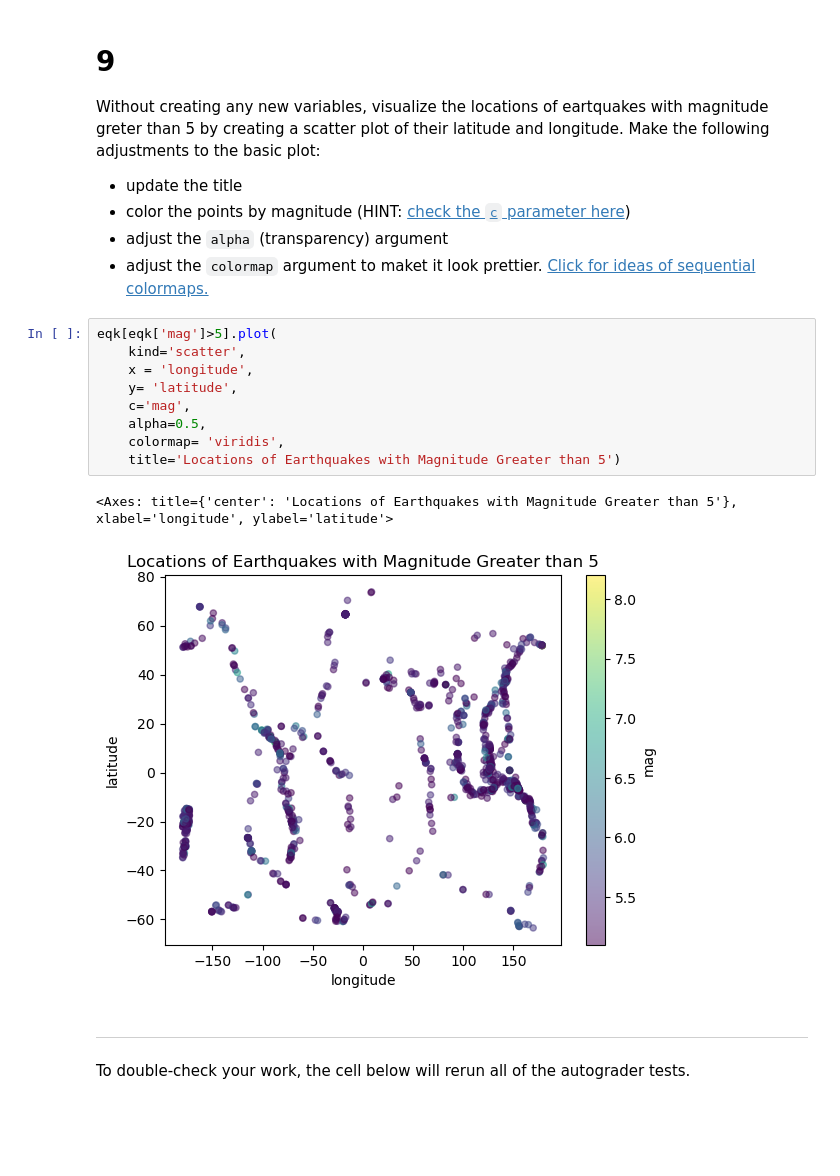
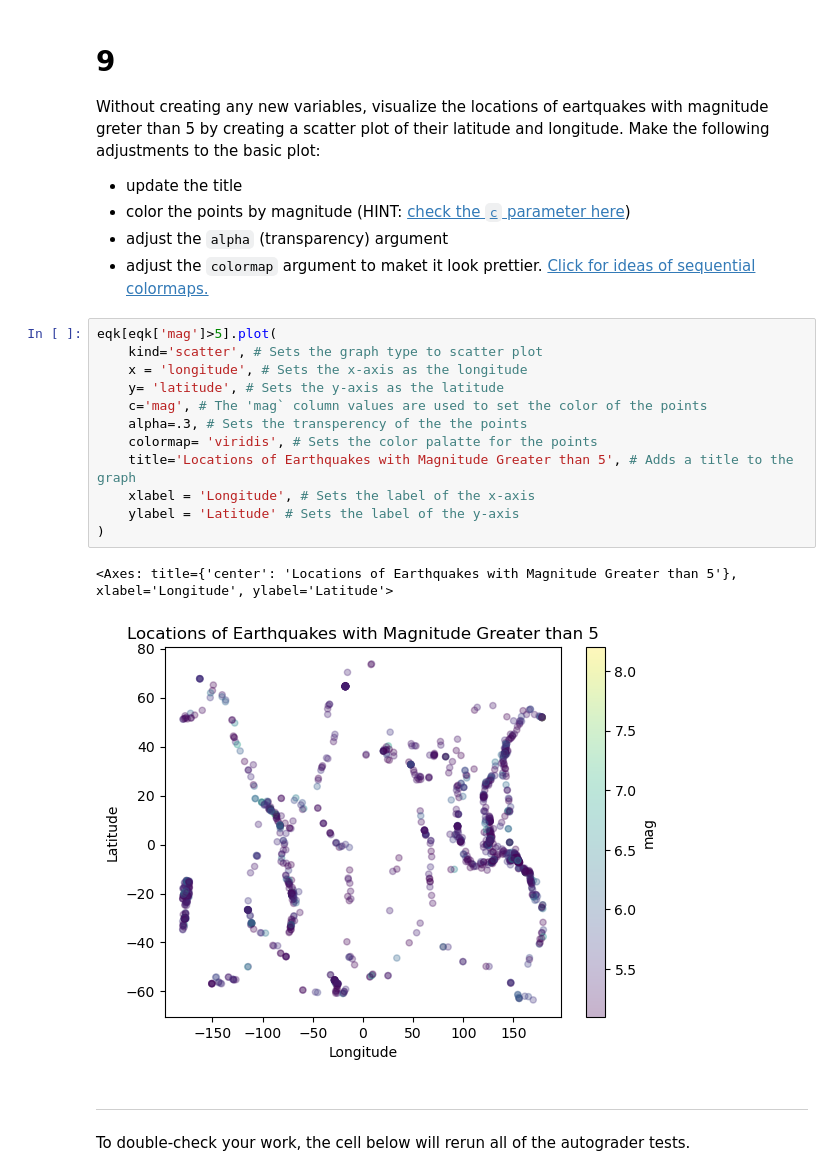
Before and after one commit to veronica-moran/eds220-hwk1, a Jupyter notebook: task3/hwk1-task3-earthquakes.ipynb, the cells around one changed output. Saved outputs shown, nothing was run; the diff lists cells and outputs as text; blank space fills up the shorter version.

```diff
--- a/task3/hwk1-task3-earthquakes.ipynb
+++ b/task3/hwk1-task3-earthquakes.ipynb
@@ -313,18 +323,21 @@ Without creating any new variables, visualize the locations of eartquakes with m
 - color the points by magnitude (HINT: [check the `c` parameter here](https://pandas.pydata.org/pandas-docs/stable/reference/api/pandas.DataFrame.plot.scatter.html))
 - adjust the `alpha` (transparency) argument
 - adjust the `colormap` argument to maket it look prettier. [Click for ideas of sequential colormaps.](https://matplotlib.org/stable/users/explain/colors/colormaps.html)
-# %%
-eqk[eqk['mag']>5].plot(
-    kind='scatter',
-    x = 'longitude',
-    y= 'latitude',
-    c='mag',
-    alpha=0.5,
-    colormap= 'viridis',
-    title='Locations of Earthquakes with Magnitude Greater than 5')
-# %% [output]
-<Axes: title={'center': 'Locations of Earthquakes with Magnitude Greater than 5'}, xlabel='longitude', ylabel='latitude'>
-[figure, removed]
+# %%
+eqk[eqk['mag']>5].plot(
+    kind='scatter', # Sets the graph type to scatter plot
+    x = 'longitude', # Sets the x-axis as the longitude
+    y= 'latitude', # Sets the y-axis as the latitude
+    c='mag', # The 'mag` column values are used to set the color of the points
+    alpha=.3, # Sets the transperency of the the points
+    colormap= 'viridis', # Sets the color palatte for the points
+    title='Locations of Earthquakes with Magnitude Greater than 5', # Adds a title to the graph
+    xlabel = 'Longitude', # Sets the label of the x-axis
+    ylabel = 'Latitude' # Sets the label of the y-axis
+)
+# %% [output]
+<Axes: title={'center': 'Locations of Earthquakes with Magnitude Greater than 5'}, xlabel='Longitude', ylabel='Latitude'>
+[figure, added]
 # %% [markdown]
 ---
 
```
Also changed, not shown: parts of 29 cells of this notebook.
